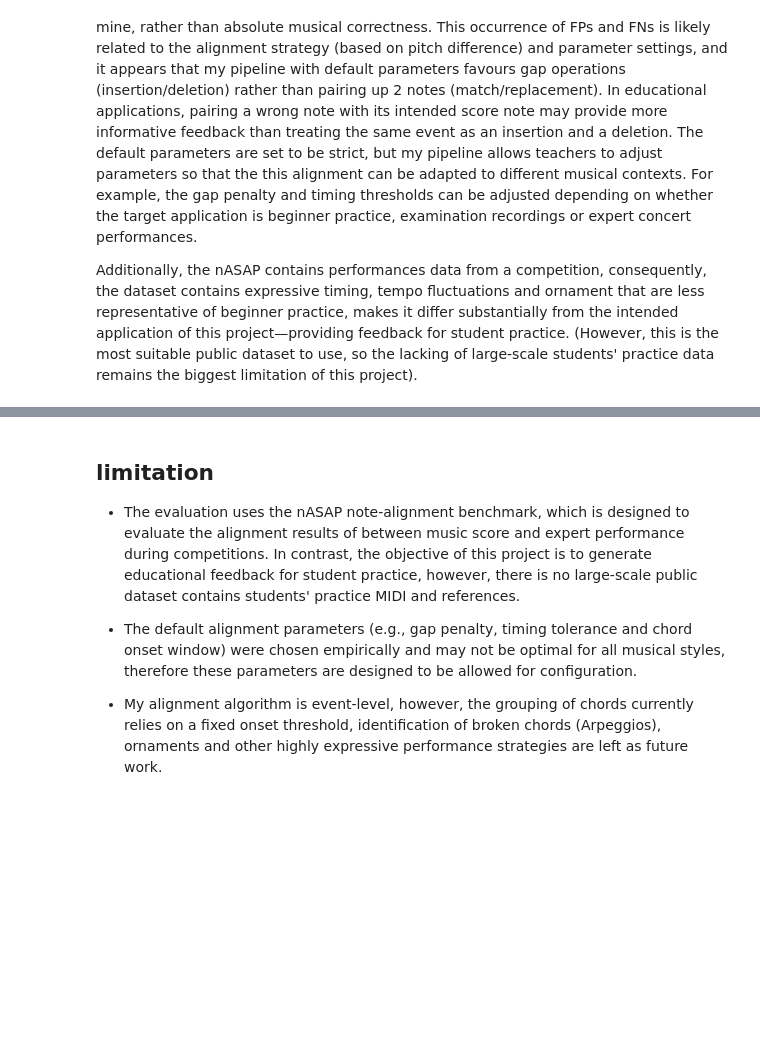
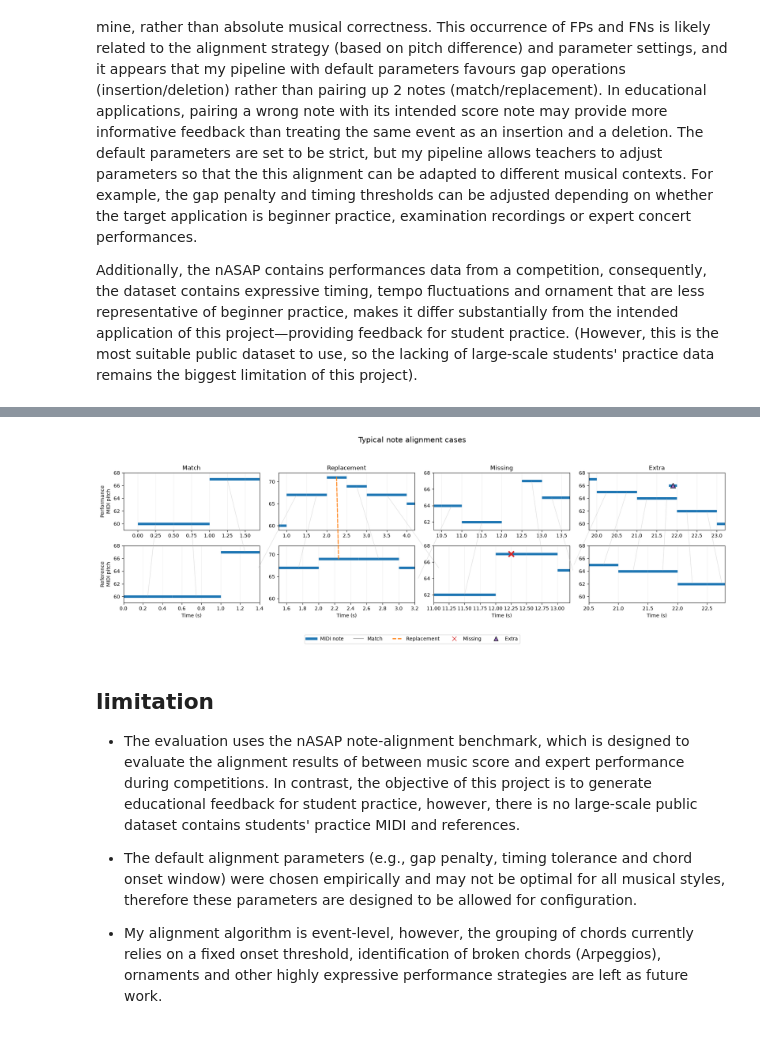
Before and after one commit to lambda-feedback/compareMusic, a Jupyter notebook: notebooks/Alignment_on_nASAPdataset.ipynb, the cells around one changed output, grey strips where cells are left out. Saved outputs shown, nothing was run; the diff lists cells and outputs as text; code cells hidden in the pictures; blank space fills up the shorter version.

Commit message:
add plots for simple case, change mean F1 to median F1

```diff
--- a/notebooks/Alignment_on_nASAPdataset.ipynb
+++ b/notebooks/Alignment_on_nASAPdataset.ipynb
@@ -1018,3 +1303,48 @@ Extra note markers: 3
+# %%
+fig, axes = plt.subplots(2, 4, figsize=(18, 6))
+
+cases = [
+    ("Match", 0.0, 1.4),
+    ("Replacement", 1.5, 3.2),
+    ("Missing", 11.0, 13.2),
+    ("Extra", 20.5, 22.8)
+]
+
+for column, case in enumerate(cases):
+    title = case[0]
+    ref_start = case[1]
+    ref_end = case[2]
+
+    plot_case(
+        axes[0, column],
+        axes[1, column],
+        fig,
+        twinkle_ref_events,
+        twinkle_response_events,
+        twinkle_event_details,
+        ref_start,
+        ref_end,
+        title
+    )
+
+axes[0, 0].set_ylabel("Performance\nMIDI pitch")
+axes[1, 0].set_ylabel("Reference\nMIDI pitch")
+
+legend_items = [
+    Line2D([0], [0], color="tab:blue", linewidth=5, label="MIDI note"),
+    Line2D([0], [0], color="0.65", linewidth=1.2, label="Match"),
+    Line2D([0], [0], color="tab:orange", linestyle="--", linewidth=2, label="Replacement"),
+    Line2D([0], [0], color="tab:red", marker="x", linestyle="None", markersize=9, label="Missing"),
+    Line2D([0], [0], color="tab:purple", marker="^", markeredgecolor="black", linestyle="None", markersize=9, label="Extra")
+]
+
+fig.legend(handles=legend_items, loc="lower center", ncol=5)
+fig.suptitle("Typical note alignment cases", fontsize=15)
+
+plt.tight_layout(rect=[0, 0.1, 1, 0.93])
+plt.show()
+# %% [output]
+[figure, added]
 # %% [markdown]
 ## limitation
 
```
Also changed, not shown: parts of 4 cells of this notebook.
